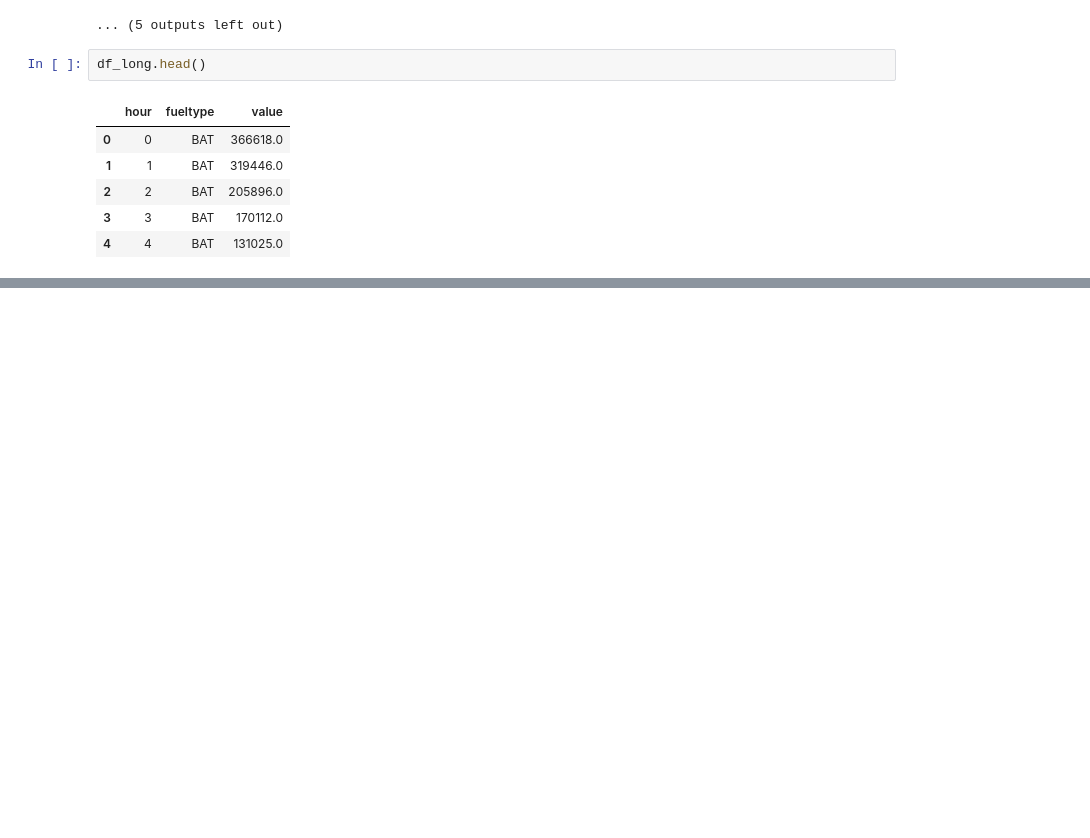
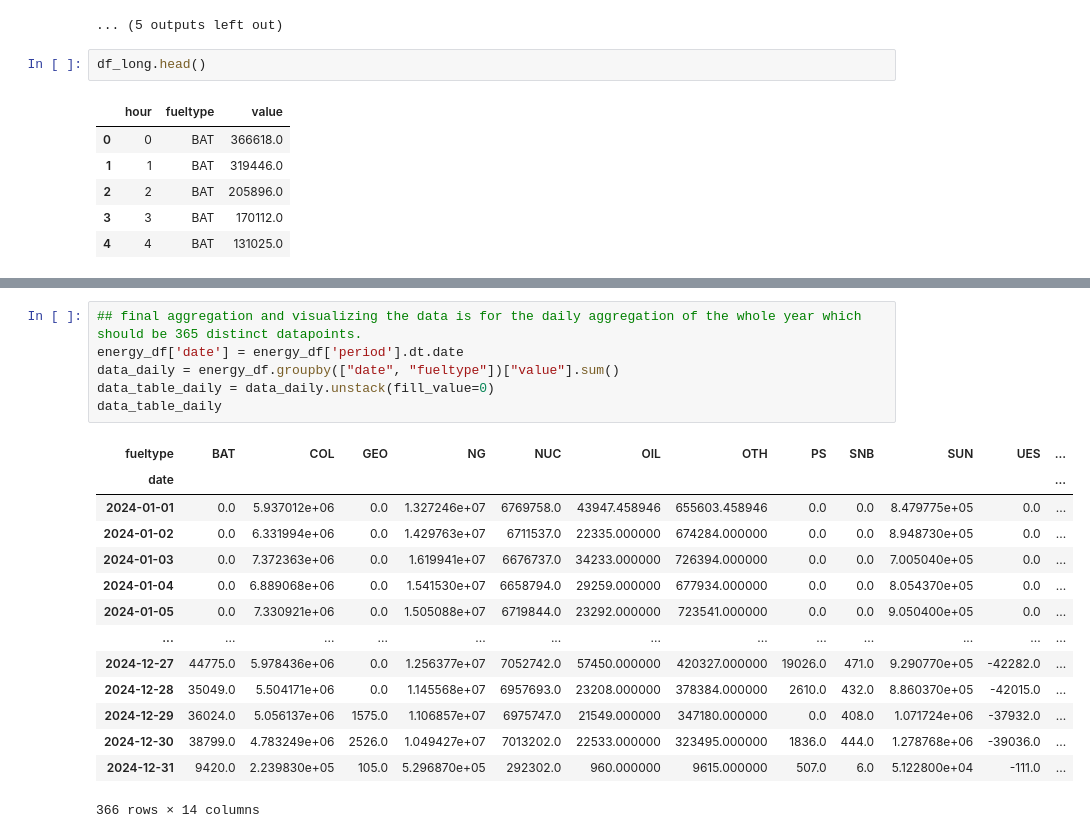
Before and after one commit to Yussufkadir/Energy_Analysis_Project, a Jupyter notebook: test.ipynb, the cells around one changed output, grey strips where cells are left out. Saved outputs shown, nothing was run; the diff lists cells and outputs as text; blank space fills up the shorter version.

```diff
--- a/test.ipynb
+++ b/test.ipynb
@@ -359,0 +447,21 @@ stats_df
+# %%
+## final aggregation and visualizing the data is for the daily aggregation of the whole year which should be 365 distinct datapoints.
+energy_df['date'] = energy_df['period'].dt.date
+data_daily = energy_df.groupby(["date", "fueltype"])["value"].sum()
+data_table_daily = data_daily.unstack(fill_value=0)
+data_table_daily
+# %% [output]
+| fueltype | BAT | COL | GEO | NG | NUC | OIL | OTH | PS | SNB | SUN | UES | ... |
+| date |  |  |  |  |  |  |  |  |  |  |  | ... |
+| 2024-01-01 | 0.0 | 5.937012e+06 | 0.0 | 1.327246e+07 | 6769758.0 | 43947.458946 | 655603.458946 | 0.0 | 0.0 | 8.479775e+05 | 0.0 | ... |
+| 2024-01-02 | 0.0 | 6.331994e+06 | 0.0 | 1.429763e+07 | 6711537.0 | 22335.000000 | 674284.000000 | 0.0 | 0.0 | 8.948730e+05 | 0.0 | ... |
+| 2024-01-03 | 0.0 | 7.372363e+06 | 0.0 | 1.619941e+07 | 6676737.0 | 34233.000000 | 726394.000000 | 0.0 | 0.0 | 7.005040e+05 | 0.0 | ... |
+| 2024-01-04 | 0.0 | 6.889068e+06 | 0.0 | 1.541530e+07 | 6658794.0 | 29259.000000 | 677934.000000 | 0.0 | 0.0 | 8.054370e+05 | 0.0 | ... |
+| 2024-01-05 | 0.0 | 7.330921e+06 | 0.0 | 1.505088e+07 | 6719844.0 | 23292.000000 | 723541.000000 | 0.0 | 0.0 | 9.050400e+05 | 0.0 | ... |
+| ... | ... | ... | ... | ... | ... | ... | ... | ... | ... | ... | ... | ... |
+| 2024-12-27 | 44775.0 | 5.978436e+06 | 0.0 | 1.256377e+07 | 7052742.0 | 57450.000000 | 420327.000000 | 19026.0 | 471.0 | 9.290770e+05 | -42282.0 | ... |
+| 2024-12-28 | 35049.0 | 5.504171e+06 | 0.0 | 1.145568e+07 | 6957693.0 | 23208.000000 | 378384.000000 | 2610.0 | 432.0 | 8.860370e+05 | -42015.0 | ... |
+| 2024-12-29 | 36024.0 | 5.056137e+06 | 1575.0 | 1.106857e+07 | 6975747.0 | 21549.000000 | 347180.000000 | 0.0 | 408.0 | 1.071724e+06 | -37932.0 | ... |
+| 2024-12-30 | 38799.0 | 4.783249e+06 | 2526.0 | 1.049427e+07 | 7013202.0 | 22533.000000 | 323495.000000 | 1836.0 | 444.0 | 1.278768e+06 | -39036.0 | ... |
+| 2024-12-31 | 9420.0 | 2.239830e+05 | 105.0 | 5.296870e+05 | 292302.0 | 960.000000 | 9615.000000 | 507.0 | 6.0 | 5.122800e+04 | -111.0 | ... |
+366 rows × 14 columns
```
Also changed, not shown: parts of 10 cells of this notebook, 1 other file.
